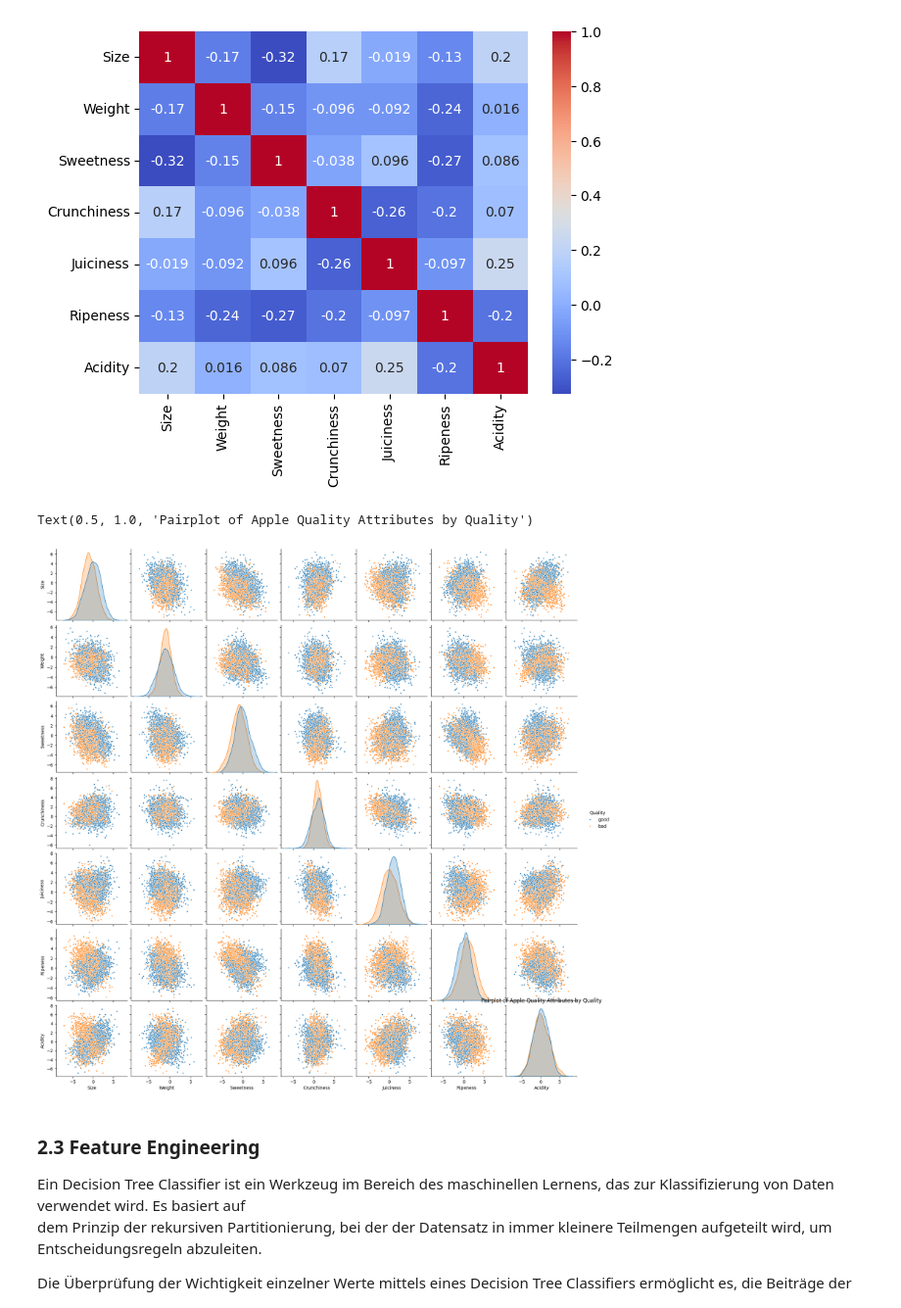
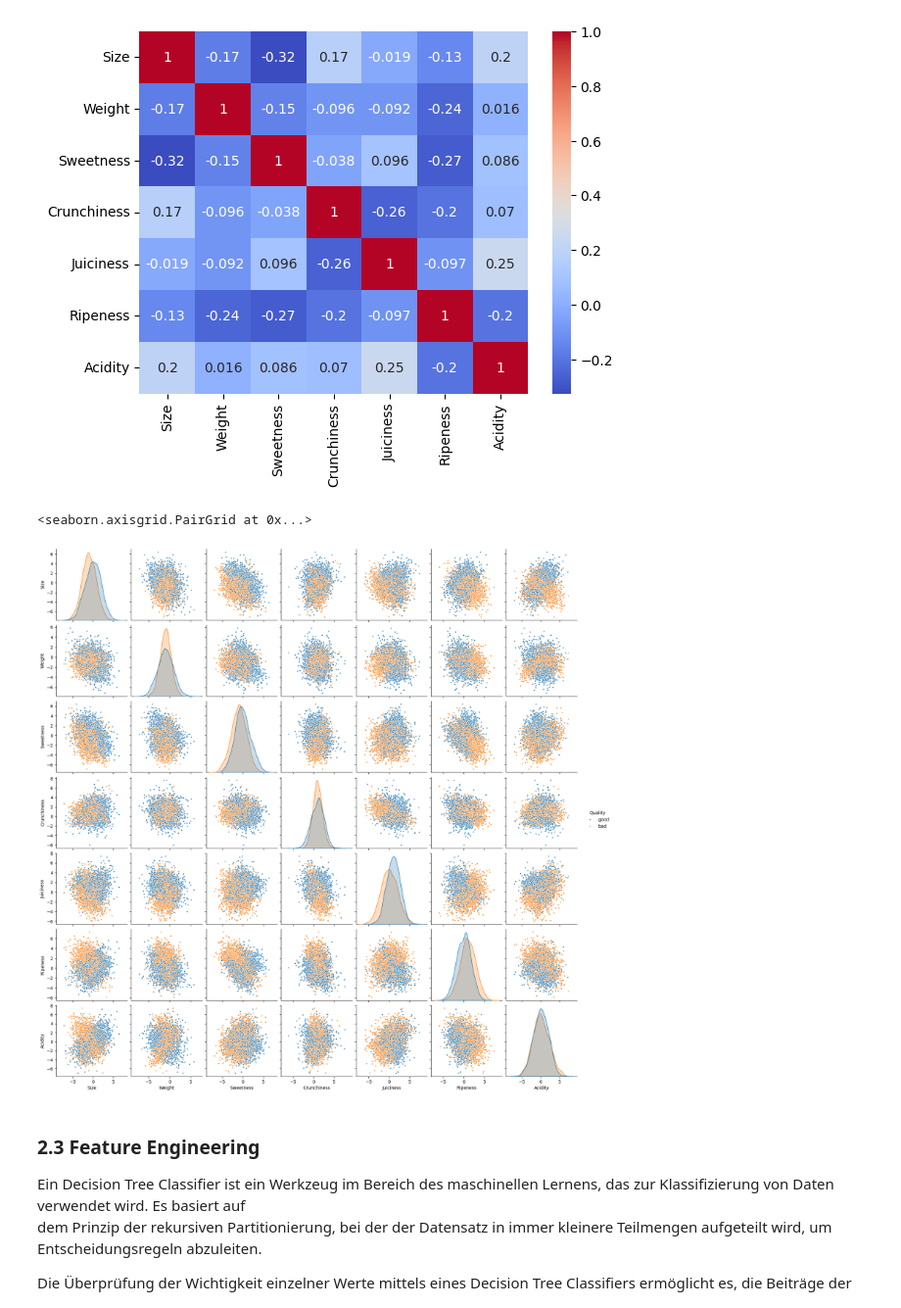
Before and after one commit to timonoessler/DataExplorationProject, a Jupyter notebook: src/Data_explo.ipynb, the cells around one changed output. Shown at 98% size. Cells and saved outputs as stored; diff of their text form; code cells hidden in the pictures.

Commit message:
changed, pairplot image

```diff
--- a/src/Data_explo.ipynb
+++ b/src/Data_explo.ipynb
@@ -191,10 +191,9 @@ sns.heatmap(df_corr.corr(),annot=True,cmap='coolwarm')
 # %%
 # Pairplot
 sns.pairplot(df, hue='Quality', markers=[".", "."])
-plt.title('Pairplot of Apple Quality Attributes by Quality')
 # %% [output]
-Text(0.5, 1.0, 'Pairplot of Apple Quality Attributes by Quality')
+<seaborn.axisgrid.PairGrid at 0x...>
-[figure, old version]
+[figure, new version]
 # %% [markdown]
 ### 2.3 Feature Engineering
 Ein Decision Tree Classifier ist ein Werkzeug im Bereich des maschinellen Lernens, das zur Klassifizierung von Daten verwendet wird. Es basiert auf<br>
```
Also changed, not shown: 1 other file.
